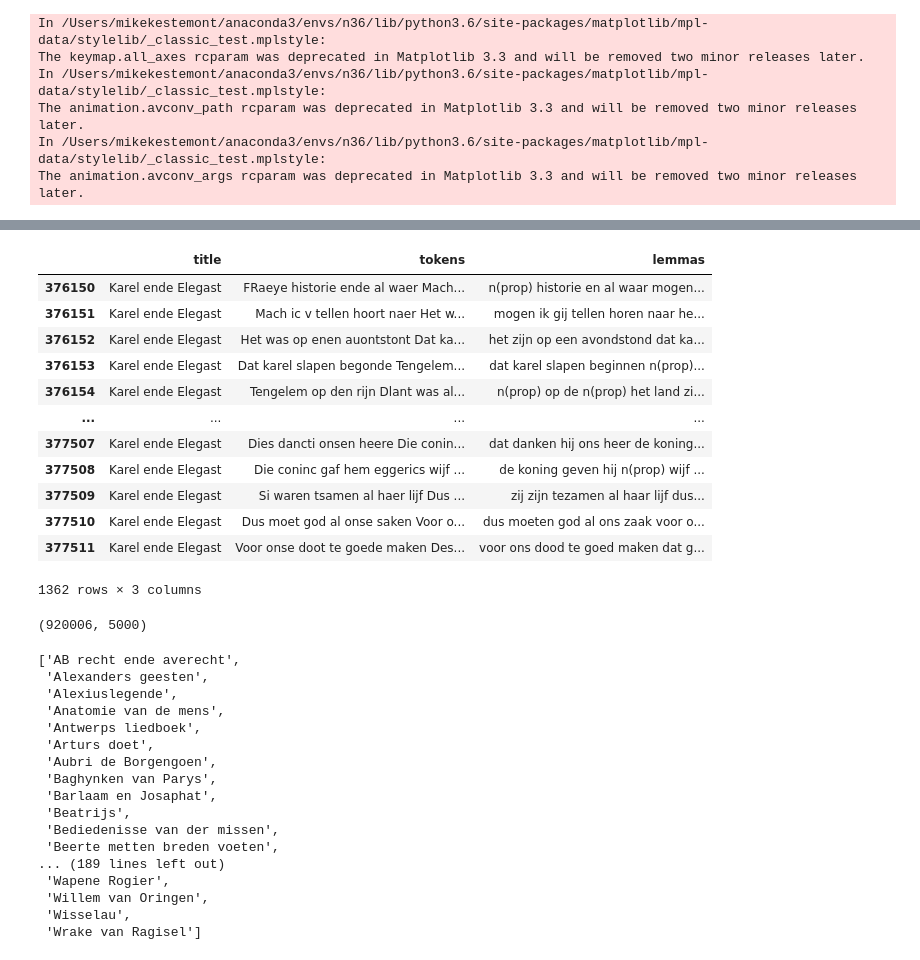
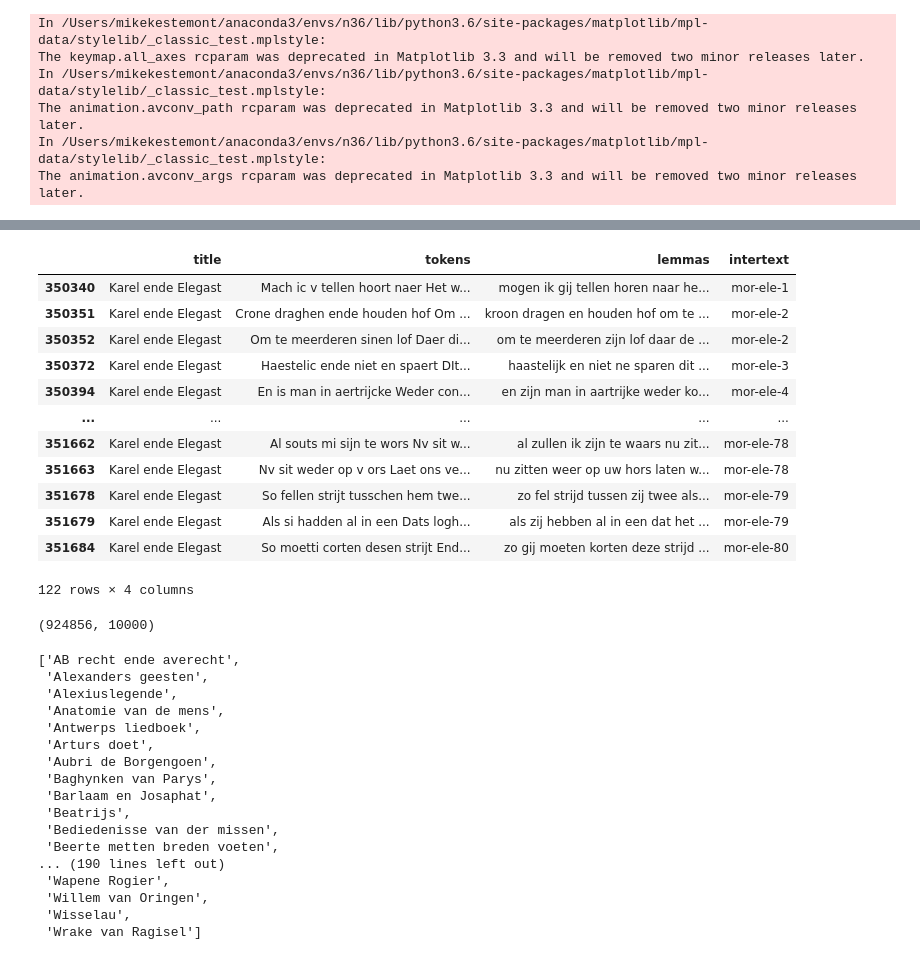
Before and after one commit to mikekestemont/zwerfverzen, a Jupyter notebook: notebooks/intertext.ipynb, the cells around one changed output, grey strips where cells are left out. Cells and saved outputs as stored; diff of their text form; code cells hidden in the pictures.

```diff
--- a/notebooks/intertext.ipynb
+++ b/notebooks/intertext.ipynb
@@ -49,14 +50,18 @@ meta_df.sample(10)
 # %%
-def get_verse_groups(verses, size=2):
+def get_verse_groups(verses, size=2, intertexts=False):
     for i in range(len(verses) - (size)):
-        yield ' '.join(verses[i : i + size] )
+        if not intertexts:
+            yield ' '.join(verses[i : i + size] )
+        else:
+            # only keep first intertext encountered in verse group:
+            yield verses[i]
 # %%
 GROUP_SIZE = 2
 
-titles, tokens, lemmas = [], [], []
+titles, tokens, lemmas, intertexts = [], [], [], []
 
 for title, group in tqdm(meta_df.groupby('title')):
-    work_tokens, work_lemmas = [], []
+    work_tokens, work_lemmas, work_intertexts = [], [], []
 
     for id_ in sorted(group['id']):
         try:
@@ -65,7 +70,16 @@ for title, group in tqdm(meta_df.groupby('title')):
             print(f'- Could not load {id_}')
             continue
 
+        # don't remove interpolations?
+        #for interpolation in tree.xpath("//interpolation"):
+        #    interpolation.getparent().remove(interpolation)
+
         for line_node in tree.iterfind('//l'):
+            try:
+                intertext_id = line_node.attrib['intertext']
+            except KeyError:
+                intertext_id = None
+
             tokens_ = line_node.attrib['tokens'].split()
             lemmas_ = []
 
@@ -81,39 +95,42 @@ for title, group in tqdm(meta_df.groupby('title')):
 
             work_tokens.append(tokens_)
             work_lemmas.append(lemmas_)
+            work_intertexts.append(intertext_id)
 
     verse_tokens = [' '.join(v) for v in work_tokens]
     verse_lemmas = [' '.join(v) for v in work_lemmas]
 
     verse_group_tokens = list(get_verse_groups(verse_tokens, size=GROUP_SIZE))
     verse_group_lemmas = list(get_verse_groups(verse_lemmas, size=GROUP_SIZE))
+    verse_group_intertexts = list(get_verse_groups(work_intertexts, size=GROUP_SIZE, intertexts=True))
 
     tokens.extend(verse_group_tokens)
     lemmas.extend(verse_group_lemmas)
+    intertexts.extend(verse_group_intertexts)
     titles.extend([title] * len(verse_group_lemmas))
 # %%
-df = pd.DataFrame(zip(titles, tokens, lemmas), columns=('title', 'tokens', 'lemmas'))
-df[df['title'] == 'Karel ende Elegast']
+df = pd.DataFrame(zip(titles, tokens, lemmas, intertexts), columns=('title', 'tokens', 'lemmas', 'intertext'))
+df[(df['title'] == 'Karel ende Elegast') & (~df['intertext'].isna())]
 # %% [output]
-|  | title | tokens | lemmas |
-| 376150 | Karel ende Elegast | FRaeye historie ende al waer Mach... | n(prop) historie en al waar mogen... |
-| 376151 | Karel ende Elegast | Mach ic v tellen hoort naer Het w... | mogen ik gij tellen horen naar he... |
-| 376152 | Karel ende Elegast | Het was op enen auontstont Dat ka... | het zijn op een avondstond dat ka... |
-| 376153 | Karel ende Elegast | Dat karel slapen begonde Tengelem... | dat karel slapen beginnen n(prop)... |
-| 376154 | Karel ende Elegast | Tengelem op den rijn Dlant was al... | n(prop) op de n(prop) het land zi... |
-| ... | ... | ... | ... |
-| 377507 | Karel ende Elegast | Dies dancti onsen heere Die conin... | dat danken hij ons heer de koning... |
-| 377508 | Karel ende Elegast | Die coninc gaf hem eggerics wijf ... | de koning geven hij n(prop) wijf ... |
-| 377509 | Karel ende Elegast | Si waren tsamen al haer lijf Dus ... | zij zijn tezamen al haar lijf dus... |
-| 377510 | Karel ende Elegast | Dus moet god al onse saken Voor o... | dus moeten god al ons zaak voor o... |
-| 377511 | Karel ende Elegast | Voor onse doot te goede maken Des... | voor ons dood te goed maken dat g... |
+|  | title | tokens | lemmas | intertext |
+| 350340 | Karel ende Elegast | Mach ic v tellen hoort naer Het w... | mogen ik gij tellen horen naar he... | mor-ele-1 |
+| 350351 | Karel ende Elegast | Crone draghen ende houden hof Om ... | kroon dragen en houden hof om te ... | mor-ele-2 |
+| 350352 | Karel ende Elegast | Om te meerderen sinen lof Daer di... | om te meerderen zijn lof daar de ... | mor-ele-2 |
+| 350372 | Karel ende Elegast | Haestelic ende niet en spaert DIt... | haastelijk en niet ne sparen dit ... | mor-ele-3 |
+| 350394 | Karel ende Elegast | En is man in aertrijcke Weder con... | en zijn man in aartrijke weder ko... | mor-ele-4 |
+| ... | ... | ... | ... | ... |
+| 351662 | Karel ende Elegast | Al souts mi sijn te wors Nv sit w... | al zullen ik zijn te waars nu zit... | mor-ele-78 |
+| 351663 | Karel ende Elegast | Nv sit weder op v ors Laet ons ve... | nu zitten weer op uw hors laten w... | mor-ele-78 |
+| 351678 | Karel ende Elegast | So fellen strijt tusschen hem twe... | zo fel strijd tussen zij twee als... | mor-ele-79 |
+| 351679 | Karel ende Elegast | Als si hadden al in een Dats logh... | als zij hebben al in een dat het ... | mor-ele-79 |
+| 351684 | Karel ende Elegast | So moetti corten desen strijt End... | zo gij moeten korten deze strijd ... | mor-ele-80 |
-1362 rows × 3 columns
+122 rows × 4 columns
 # %%
-vec = TfidfVectorizer(max_features=5000, min_df=2, token_pattern=r"(?u)\b\w+\b")
+vec = TfidfVectorizer(max_features=10000, min_df=2, token_pattern=r"(?u)\b\w+\b")
 X = vec.fit_transform(df['lemmas'])
 X.shape
 # %% [output]
-(920006, 5000)
+(924856, 10000)
 # %%
 sorted(df['title'].unique())
 # %% [output]
@@ -129,7 +146,7 @@ sorted(df['title'].unique())
  'Beatrijs',
  'Bediedenisse van der missen',
  'Beerte metten breden voeten',
-... (189 lines left out)
+... (190 lines left out)
  'Wapene Rogier',
  'Willem van Oringen',
  'Wisselau',
```
Also changed, not shown: parts of 22 cells of this notebook.
